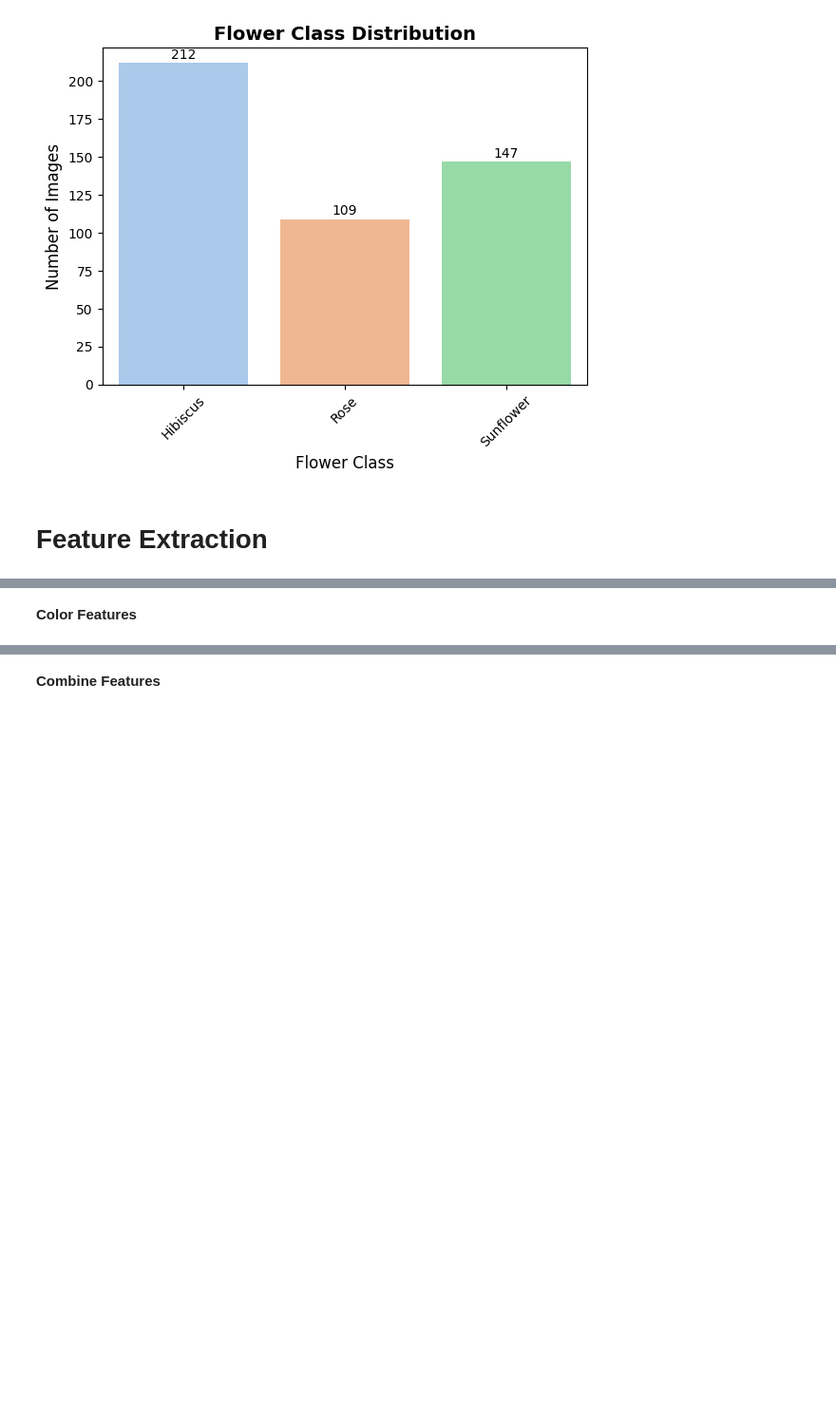
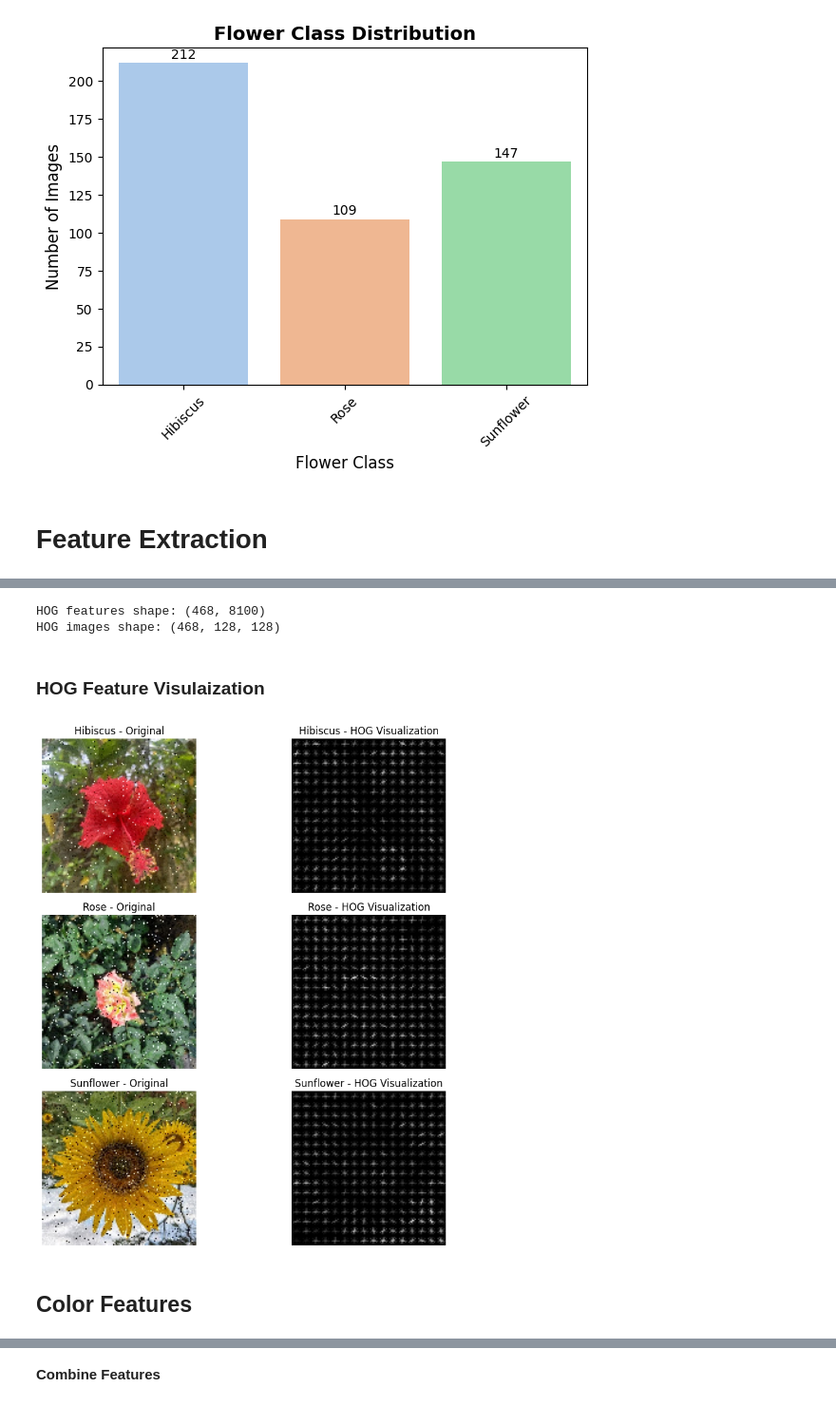
Before and after one commit to shree1an/Flower-Detection-System, a Jupyter notebook: 23047625_Shreejan_Giri.ipynb, the cells around one changed output, grey strips where cells are left out. Shown at 95% size. Drawn from its saved outputs; the diff is of its cells as text; code cells hidden in the pictures; blank space fills up the shorter version.

```diff
--- a/23047625_Shreejan_Giri.ipynb
+++ b/23047625_Shreejan_Giri.ipynb
@@ -135,3 +136,76 @@ print(extract_hog_features(images).shape)
+# %%
+# Lists to store HOG feature vectors and HOG visualization images
+hog_features = []
+hog_images = []
+
+# Loop through each image in the dataset
+for img in images:
+
+    # Convert RGB/BGR image to grayscale (HOG works on intensity gradients)
+    gray = cv2.cvtColor(img, cv2.COLOR_BGR2GRAY)
+
+    # Extract HOG features and corresponding visualization image
+    features, hog_image = hog(
+        gray,
+        orientations=9,              # Number of gradient orientation bins
+        pixels_per_cell=(8, 8),       # Size of each cell
+        cells_per_block=(2, 2),       # Number of cells in each block
+        block_norm='L2-Hys',          # Block normalization method
+        visualize=True               # Return HOG visualization image
+    )
+
+    # Store extracted feature vector
+    hog_features.append(features)
+
+    # Store HOG visualization image
+    hog_images.append(hog_image)
+
+# Convert lists to NumPy arrays for efficient computation
+hog_features = np.array(hog_features)
+hog_images = np.array(hog_images)
+
+# Print shapes to verify extraction
+print("HOG features shape:", hog_features.shape)
+print("HOG images shape:", hog_images.shape)
+# %% [output]
+HOG features shape: (468, 8100)
+HOG images shape: (468, 128, 128)
+# %% [markdown]
+### **HOG Feature Visulaization**
+# %%
+# Create a figure with dynamic height based on number of classes
+plt.figure(figsize=(10, len(class_names) * 3))
+
+# Loop through each flower class
+for i, class_name in enumerate(class_names):
+
+    # Select the first image index belonging to the current class
+    idx = np.where(labels == i)[0][0]
+
+    # ---------------- Original Image ----------------
+    plt.subplot(len(class_names), 2, i*2 + 1)
+
+    # Convert BGR (OpenCV) to RGB for correct visualization
+    plt.imshow(cv2.cvtColor(images[idx], cv2.COLOR_BGR2RGB))
+    plt.title(f"{class_name} - Original")
+    plt.axis("off")
+
+    # ---------------- HOG Visualization ----------------
+    hog_img = hog_images[idx]
+
+    # Normalize HOG image for better contrast
+    hog_img = (hog_img - hog_img.min()) / (hog_img.max() - hog_img.min())
+
+    plt.subplot(len(class_names), 2, i*2 + 2)
+    plt.imshow(hog_img, cmap="gray")
+    plt.title(f"{class_name} - HOG Visualization")
+    plt.axis("off")
+
+# Adjust layout to prevent overlap
+plt.tight_layout()
+plt.show()
+# %% [output]
+[figure, added]
 # %% [markdown]
-**Color Features**
+## **Color Features**
 # %%
```
Also changed, not shown: parts of 20 cells of this notebook.
